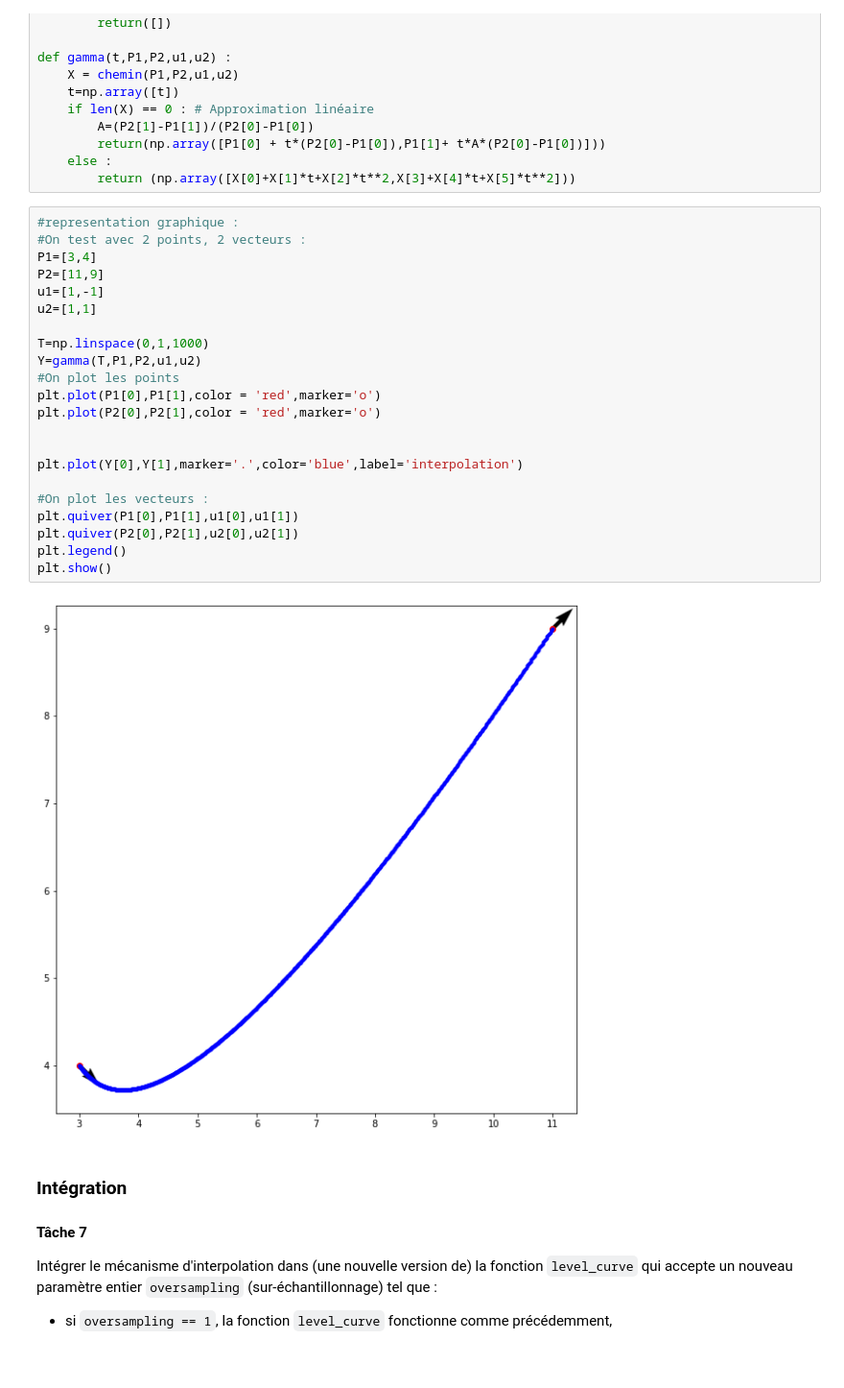
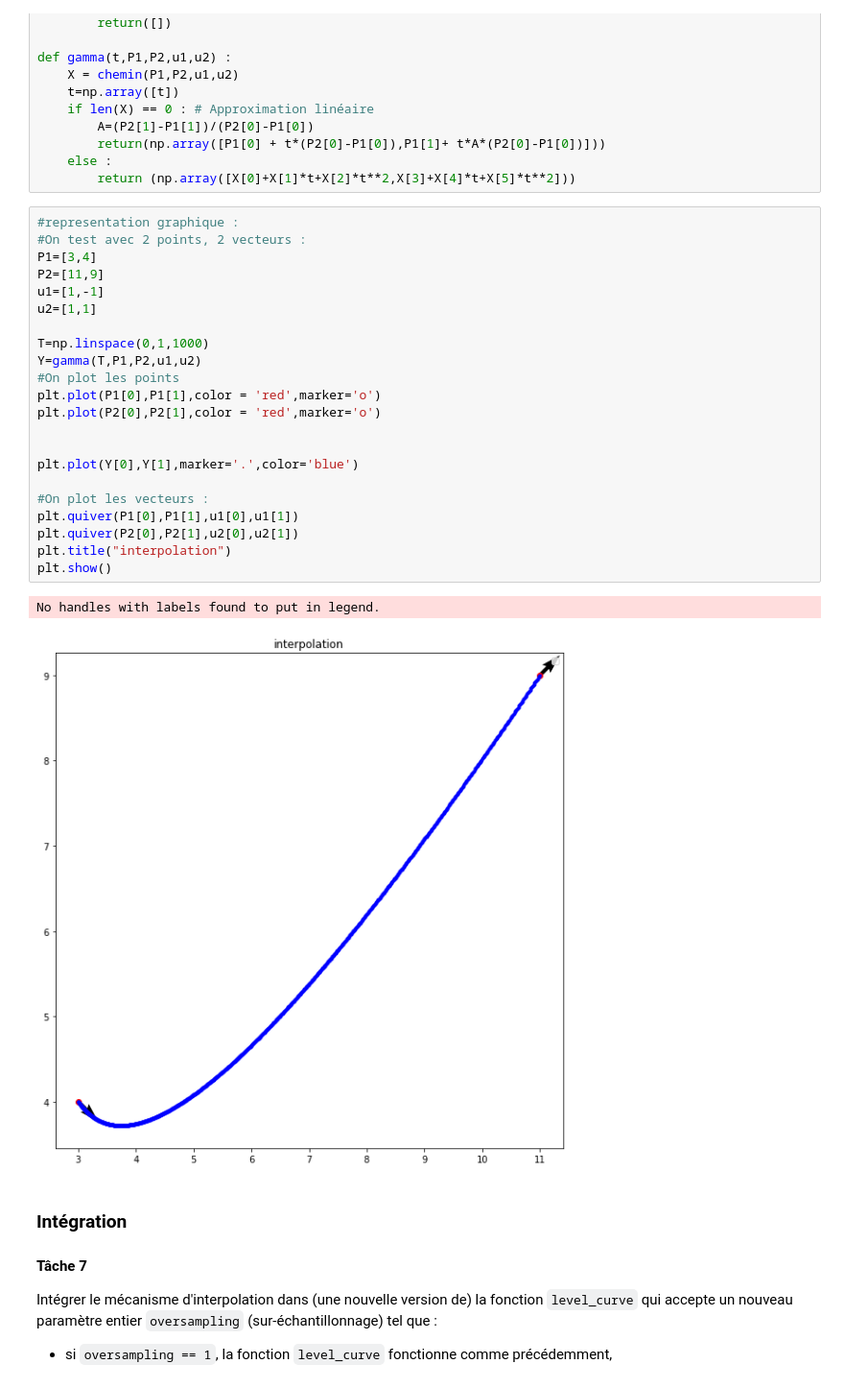
Before and after one commit to RalfCortes/ProjetMath, a Jupyter notebook: projetmath.ipynb, the cells around one changed output. Shown at 96% size. Drawn from its saved outputs; the diff is of its cells as text.

```diff
--- a/projetmath.ipynb
+++ b/projetmath.ipynb
@@ -841,27 +841,28 @@ def gamma(t,P1,P2,u1,u2) :
 # %%
 #representation graphique :
 #On test avec 2 points, 2 vecteurs :
 P1=[3,4]
 P2=[11,9]
 u1=[1,-1]
 u2=[1,1]
 
 T=np.linspace(0,1,1000)
 Y=gamma(T,P1,P2,u1,u2)
 #On plot les points
 plt.plot(P1[0],P1[1],color = 'red',marker='o')
 plt.plot(P2[0],P2[1],color = 'red',marker='o')
 
 
-plt.plot(Y[0],Y[1],marker='.',color='blue',label='interpolation')
+plt.plot(Y[0],Y[1],marker='.',color='blue')
 
 #On plot les vecteurs :
 plt.quiver(P1[0],P1[1],u1[0],u1[1])
 plt.quiver(P2[0],P2[1],u2[0],u2[1])
-plt.legend()
+plt.title("interpolation")
 plt.show()
 # %% [output]
+No handles with labels found to put in legend.
-[figure, old version]
+[figure, new version]
 # %% [markdown]
 ### Intégration
 
```
